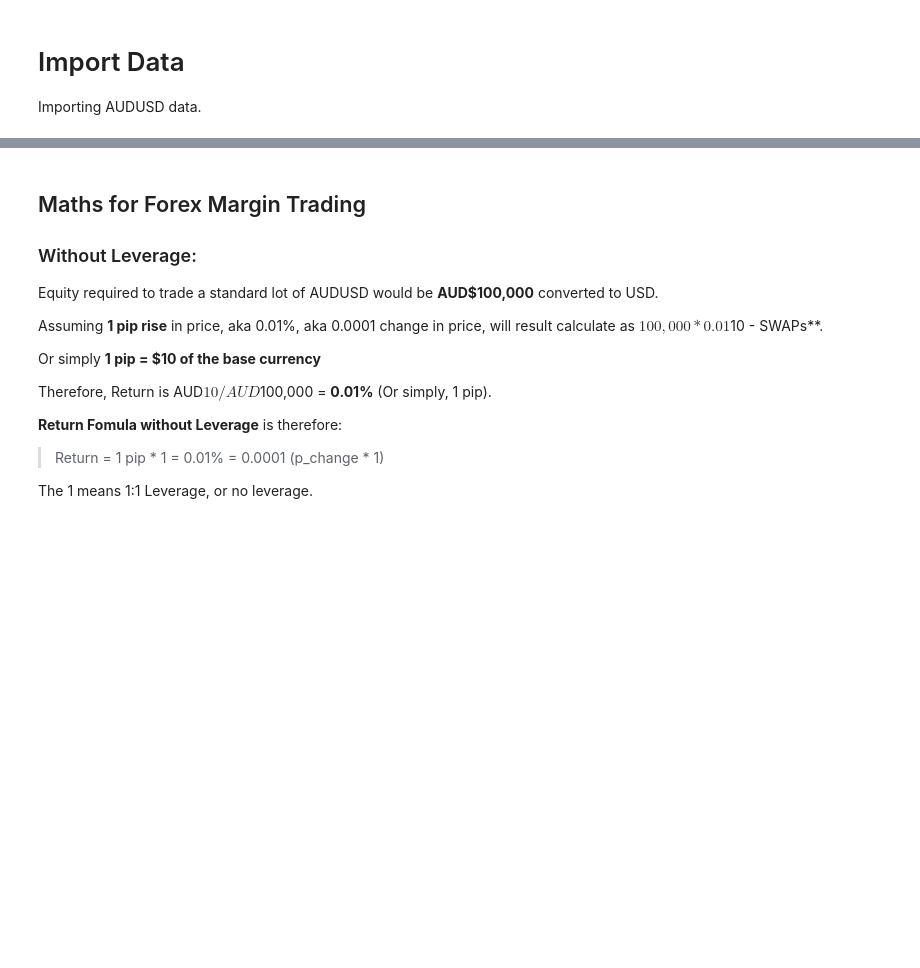
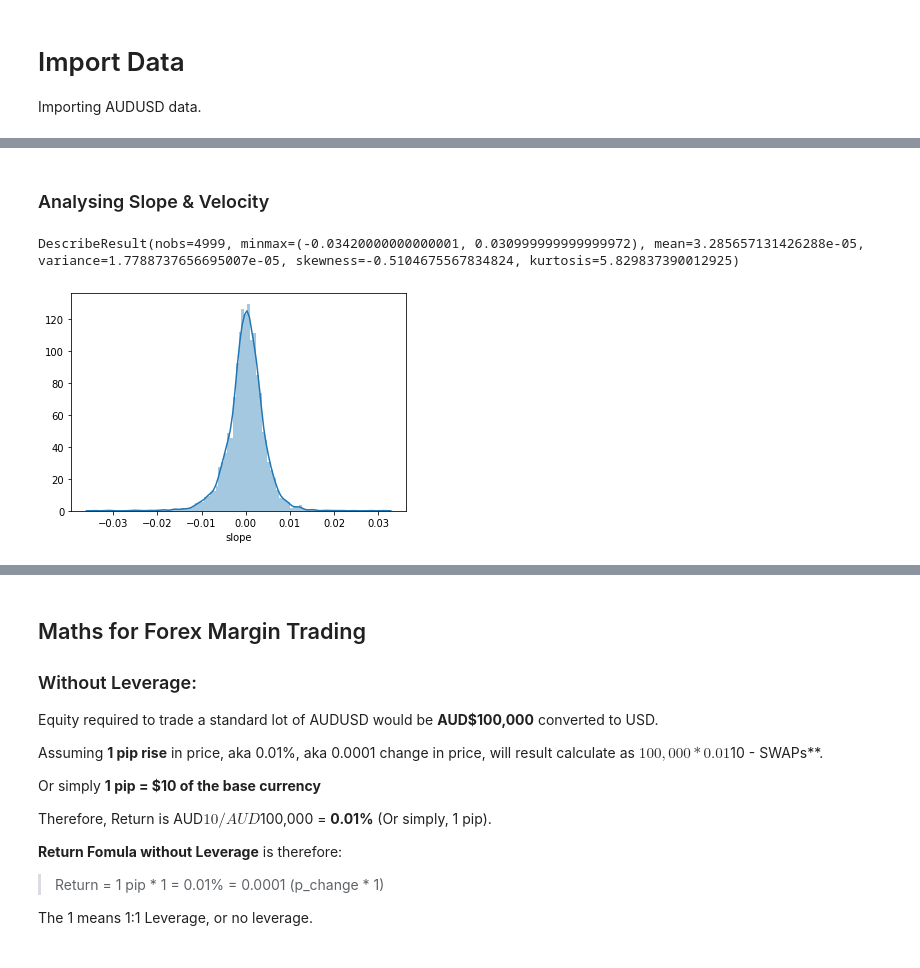
Before and after one commit to jacktator/QuantTrading_Py, a Jupyter notebook: alpha/strategies/optimization_sv.ipynb, the cells around one changed output, grey strips where cells are left out. Saved outputs shown, nothing was run; the diff lists cells and outputs as text; code cells hidden in the pictures; blank space fills up the shorter version.

```diff
--- a/alpha/strategies/optimization_sv.ipynb
+++ b/alpha/strategies/optimization_sv.ipynb
@@ -42,0 +59,15 @@ Assuming trading with Leverage
+# %% [markdown]
+
+### Analysing Slope & Velocity
+# %%
+
+import seaborn as sns
+from scipy import stats
+
+sns.distplot(extra_df['slope'],
+             bins=100,
+             label="Daily Slope Change")
+stats.describe(extra_df.slope)
+# %% [output]
+DescribeResult(nobs=4999, minmax=(-0.03420000000000001, 0.030999999999999972), mean=3.285657131426288e-05, variance=1.7788737656695007e-05, skewness=-0.5104675567834824, kurtosis=5.829837390012925)
+[figure, added]
```
Also changed, not shown: parts of 15 cells of this notebook, 7 other files.
